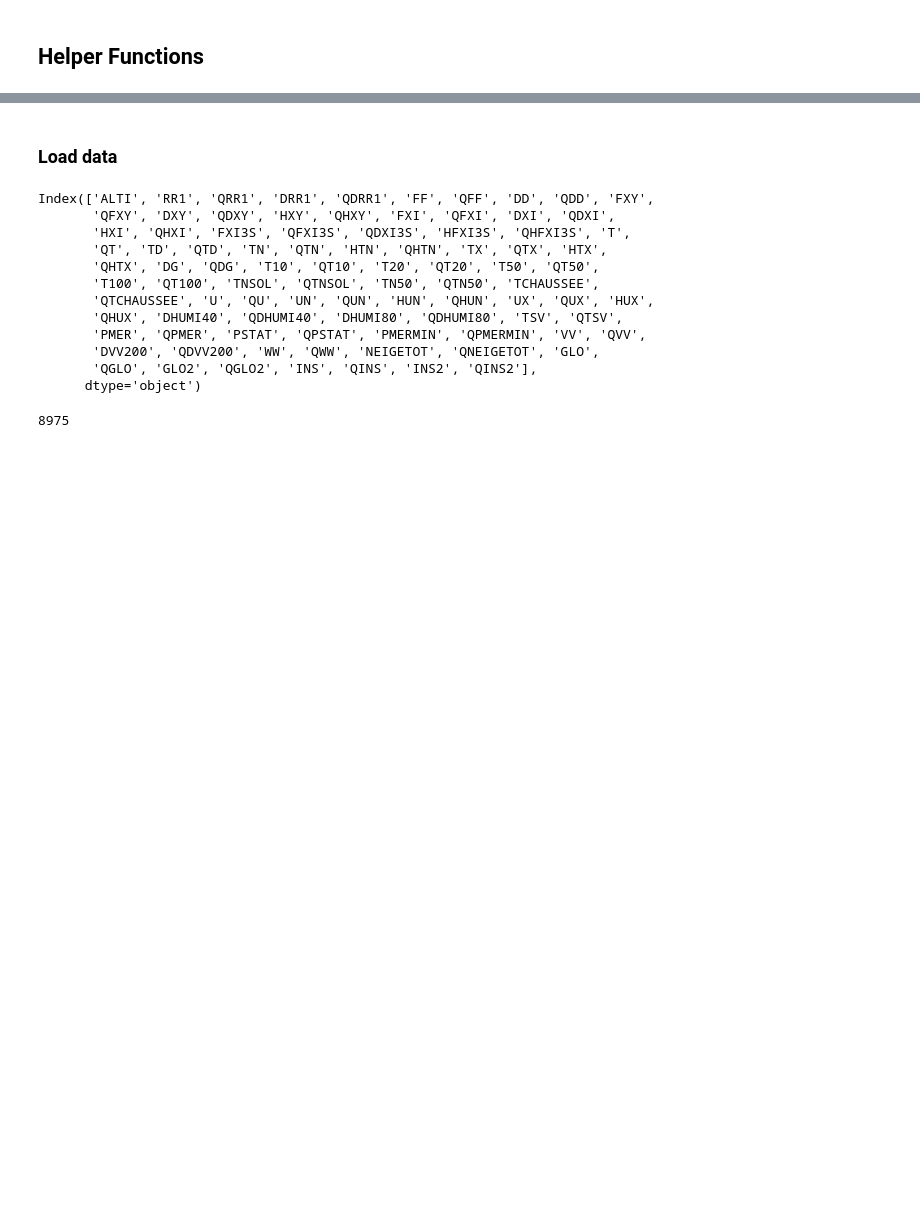
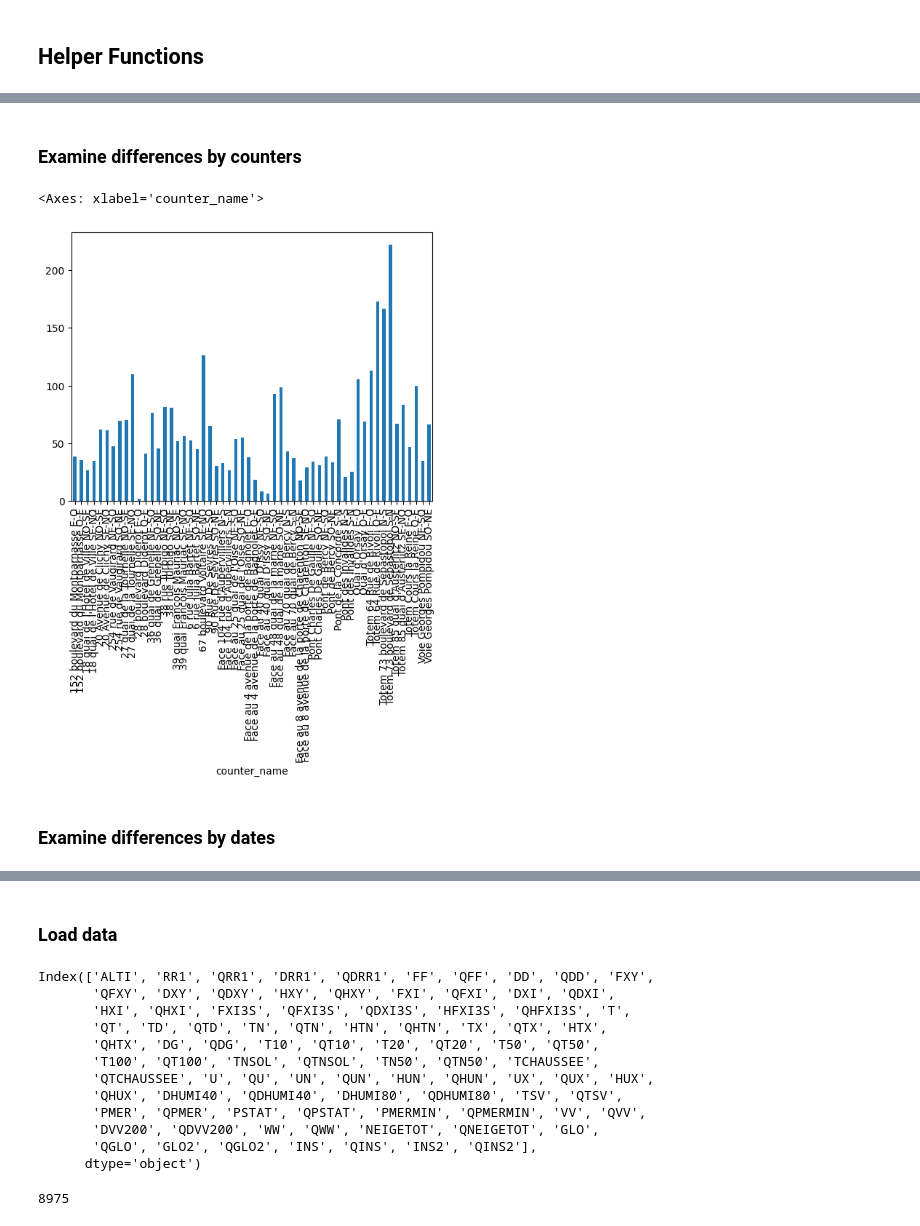
Before and after one commit to howard-ch-wang/bike_counters, a Jupyter notebook: examine_features.ipynb, the cells around one changed output, grey strips where cells are left out. Drawn from its saved outputs; the diff is of its cells as text; code cells hidden in the pictures; blank space fills up the shorter version.

```diff
--- a/examine_features.ipynb
+++ b/examine_features.ipynb
@@ -39,0 +52,5 @@ def _encode_dates(X, cols=['date']):
+# %%
+df = pd.read_parquet('data/train.parquet')
+df = df.sort_values(['date', 'counter_name'])
+y = df['log_bike_count']
+df.columns
@@ -39,0 +71,2 @@ def _encode_dates(X, cols=['date']):
+# %% [markdown]
+### Examine differences by counters
@@ -39,0 +75,9 @@ def _encode_dates(X, cols=['date']):
+# %%
+counters = df.groupby(by='counter_name')['bike_count'].mean()
+
+counters.plot(kind='bar')
+# %% [output]
+<Axes: xlabel='counter_name'>
+[figure, added]
+# %% [markdown]
+### Examine differences by dates
```
Also changed, not shown: parts of 38 cells of this notebook.
